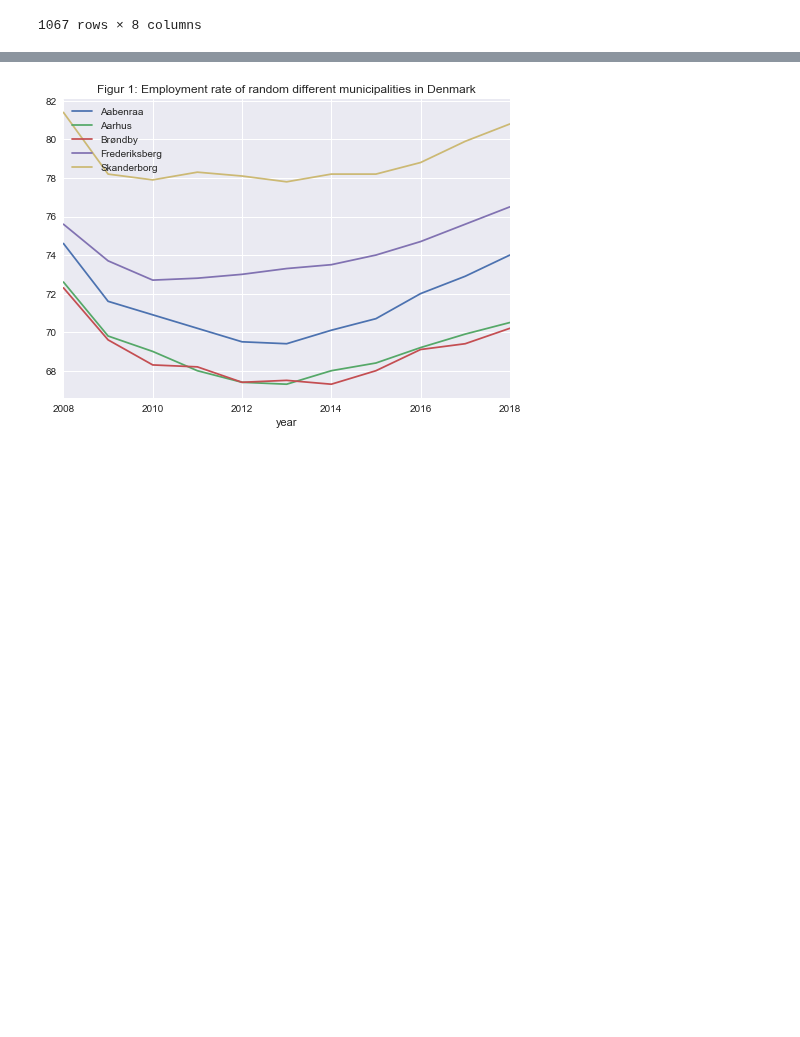
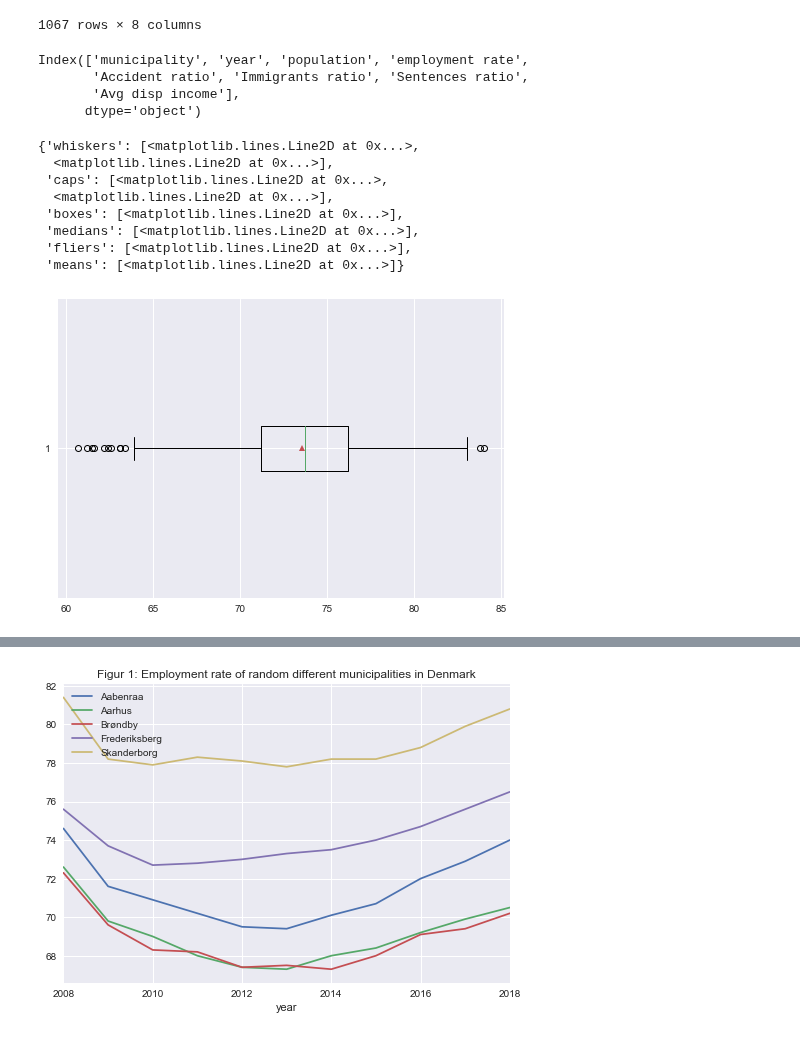
Before and after one commit to Rapyki/projects-2020-slangerne, a Jupyter notebook: dataproject/dataprojecthen.ipynb, the cells around one changed output, grey strips where cells are left out. Cells and saved outputs as stored; diff of their text form; code cells hidden in the pictures; blank space fills up the shorter version.

Commit message:
gang med boxplot - i skal ikke ændre i det endnu

```diff
--- a/dataproject/dataprojecthen.ipynb
+++ b/dataproject/dataprojecthen.ipynb
@@ -323,3 +327,22 @@ Table2
 | 1065 | Ærø | 2017 | 6177 | 68.1 | 0.02 | 2.35 | 88.86 | ... |
 | 1066 | Ærø | 2018 | 6178 | 70.1 | 0.00 | 2.48 | 87.96 | ... |
 1067 rows × 8 columns
+# %%
+Table2.columns
+# %% [output]
+Index(['municipality', 'year', 'population', 'employment rate',
+       'Accident ratio', 'Immigrants ratio', 'Sentences ratio',
+       'Avg disp income'],
+      dtype='object')
+# %%
+plt.boxplot(Table2['employment rate'],vert=False, showcaps=True, showmeans=True, )
+# %% [output]
+{'whiskers': [<matplotlib.lines.Line2D at 0x...>,
+  <matplotlib.lines.Line2D at 0x...>],
+ 'caps': [<matplotlib.lines.Line2D at 0x...>,
+  <matplotlib.lines.Line2D at 0x...>],
+ 'boxes': [<matplotlib.lines.Line2D at 0x...>],
+ 'medians': [<matplotlib.lines.Line2D at 0x...>],
+ 'fliers': [<matplotlib.lines.Line2D at 0x...>],
+ 'means': [<matplotlib.lines.Line2D at 0x...>]}
+[figure, added]
```
Also changed, not shown: parts of 5 cells of this notebook.
